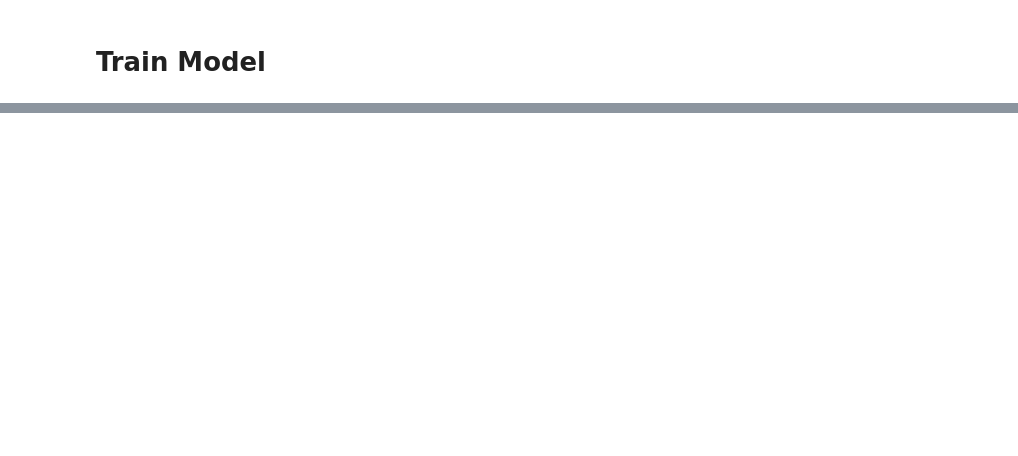
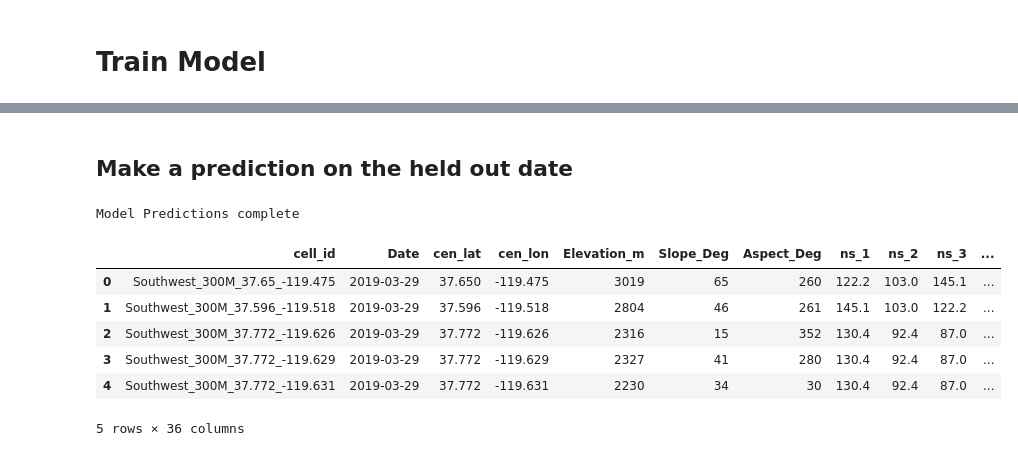
Before and after one commit to whitelightning450/SWEMLv2.0, a Jupyter notebook: Modeling/XGBoost.ipynb, the cells around one changed output, grey strips where cells are left out. Cells and saved outputs as stored; diff of their text form; code cells hidden in the pictures; blank space fills up the shorter version.

```diff
--- a/Modeling/XGBoost.ipynb
+++ b/Modeling/XGBoost.ipynb
@@ -221,0 +232,33 @@ Model Predictions complete
+# %% [markdown]
+## Make a prediction on the held out date
+# %%
+
+#Prep prediction data
+y_test_Area = pd.DataFrame(TestArea['swe_cm'])
+dropcols = ['index',	'cell_id',	'Date', 'swe_cm', 'region']
+x_test_Area = TestArea.drop(columns=dropcols)
+x_test_Area = x_test_Area[input_columns]
+
+#make a prediction
+holdoutdate = xgb_model.XGB_Predict(
+                    model_path,
+                    modelname,
+                    x_test_Area,
+                    y_test_Area,
+                    Use_fSCA_Threshold
+                    )
+#Add geospatial information to prediction DF
+EvalDF = pd.concat([TestArea, holdoutdate], axis=1)
+EvalDF.drop(['index'], axis=1, inplace=True)
+EvalDF = EvalDF.loc[:,~EvalDF.columns.duplicated()].copy()
+
+EvalDF.head(5)
+# %% [output]
+Model Predictions complete
+|  | cell_id | Date | cen_lat | cen_lon | Elevation_m | Slope_Deg | Aspect_Deg | ns_1 | ns_2 | ns_3 | ... |
+| 0 | Southwest_300M_37.65_-119.475 | 2019-03-29 | 37.650 | -119.475 | 3019 | 65 | 260 | 122.2 | 103.0 | 145.1 | ... |
+| 1 | Southwest_300M_37.596_-119.518 | 2019-03-29 | 37.596 | -119.518 | 2804 | 46 | 261 | 145.1 | 103.0 | 122.2 | ... |
+| 2 | Southwest_300M_37.772_-119.626 | 2019-03-29 | 37.772 | -119.626 | 2316 | 15 | 352 | 130.4 | 92.4 | 87.0 | ... |
+| 3 | Southwest_300M_37.772_-119.629 | 2019-03-29 | 37.772 | -119.629 | 2327 | 41 | 280 | 130.4 | 92.4 | 87.0 | ... |
+| 4 | Southwest_300M_37.772_-119.631 | 2019-03-29 | 37.772 | -119.631 | 2230 | 34 | 30 | 130.4 | 92.4 | 87.0 | ... |
+5 rows × 36 columns
```
Also changed, not shown: parts of 10 cells of this notebook, 12 other files.
